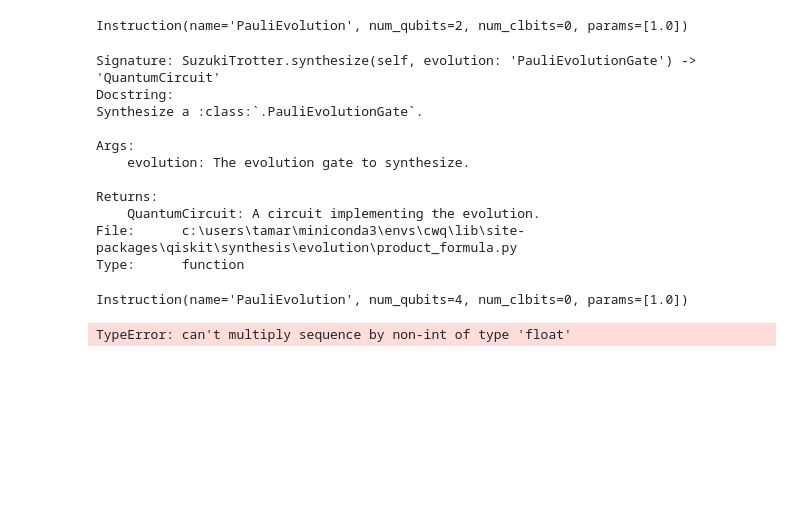
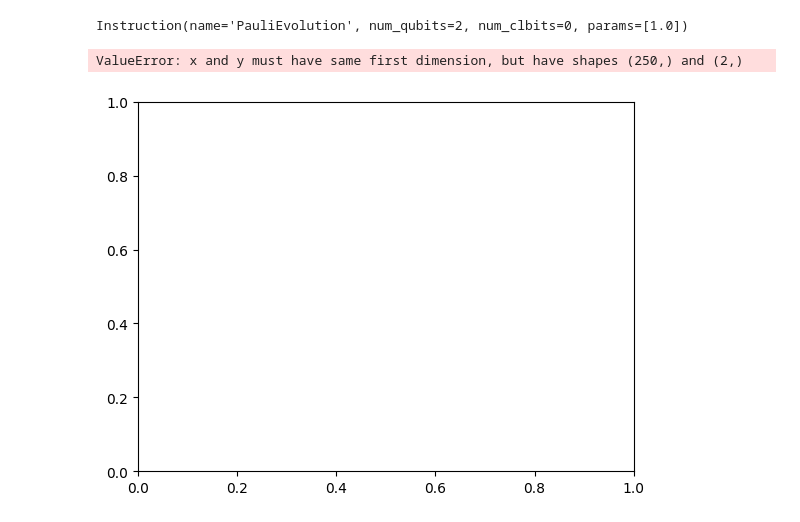
Before and after one commit to laramt04/Time-Evolution-QC-Project, a Jupyter notebook: Trying out different timesteps Suzuki Trotter.ipynb, the cells around one changed output. Cells and saved outputs as stored; diff of their text form; code cells hidden in the pictures; blank space fills up the shorter version.

Commit message:
Add files via upload
Modified one, tried to fix errors, new ones came up

```diff
--- a/Trying out different timesteps Suzuki Trotter.ipynb
+++ b/Trying out different timesteps Suzuki Trotter.ipynb
@@ -85,13 +86,13 @@ def function(coord,i,dt,ttot,order,L,Jz):
     gate = PauliEvolutionGate(dt * hamiltonian1(L,Jz))
 
     # Define reps
-    reps=ttot//dt
+    reps = int(round(ttot/dt))
 
     # Define the 'Estimator' primitive used to measure/estimate expectation values of observables
     estimator = StatevectorEstimator()
 
     # Define the observables we wish to estimate
-    coordstring = (i-1)*'I' + coord
+    coordstring = (i-1)*'I' + coord + (L-i)*'I'
     obs = SparsePauliOp([coordstring],coeffs=[1])#num_qubits=L)
     # Initialise circuit
     #quantum circuit (printed)
@@ -113,16 +114,16 @@ def function(coord,i,dt,ttot,order,L,Jz):
     circ = st.synthesize(evolution=gate)
 
     # Prepare an empty list to store data and run a loop over timesteps
-    list = []
+    results = []
 
     for t in range(reps):
-        qc.append(circ,[0,1])
+        qc.append(circ, list(range(L))) # to apply the circuit to all qubits of qc
         pub = (qc, [obs])
         result = estimator.run(pubs=[pub]).result()
-        result = result[0].data.evs[0]
-        list += [result]
+        results.append(result[0].data.evs[0])
 
-    return list
+
+    return results
 # %%
 #SuzukiTrotter?
 hamiltonian = SparsePauliOp(
@@ -144,25 +145,15 @@ coeffs=[
 PauliEvolutionGate(1e-2 * hamiltonian)
 # %% [output]
 Instruction(name='PauliEvolution', num_qubits=2, num_clbits=0, params=[1.0])
-# %%
-SuzukiTrotter.synthesize?
-# %% [output]
-Signature: SuzukiTrotter.synthesize(self, evolution: 'PauliEvolutionGate') -> 'QuantumCircuit'
-Docstring:
-Synthesize a :class:`.PauliEvolutionGate`.
-
-Args:
-    evolution: The evolution gate to synthesize.
-
-Returns:
-    QuantumCircuit: A circuit implementing the evolution.
-File:      c:\users\tamar\miniconda3\envs\cwq\lib\site-packages\qiskit\synthesis\evolution\product_formula.py
-Type:      function
-# %%
-PauliEvolutionGate(0.01*hamiltonian1(4,1.1))
-# %% [output]
-Instruction(name='PauliEvolution', num_qubits=4, num_clbits=0, params=[1.0])
 # %%
-test1 = function('X',2,1e-2,0.02,1,4,1.1)
+test1 = function('X',2,1e-2,0.02,1,4,1.1) #coord,i,dt,ttot,order,L,Jz
+tlist = [0.1 * t for t in range(250)]
+plt.plot(tlist, test1, '--', label = 'Trotter Circuit for X')
+plt.ylabel(r'$\langle X_2(t) \rangle$')
+plt.xlabel(r'$t$')
+plt.legend()
+plt.show()
+plt.close()
 # %% [output]
-TypeError: can't multiply sequence by non-int of type 'float'
+ValueError: x and y must have same first dimension, but have shapes (250,) and (2,)
+[figure, added]
```
Also changed, not shown: parts of 1 cell of this notebook.
